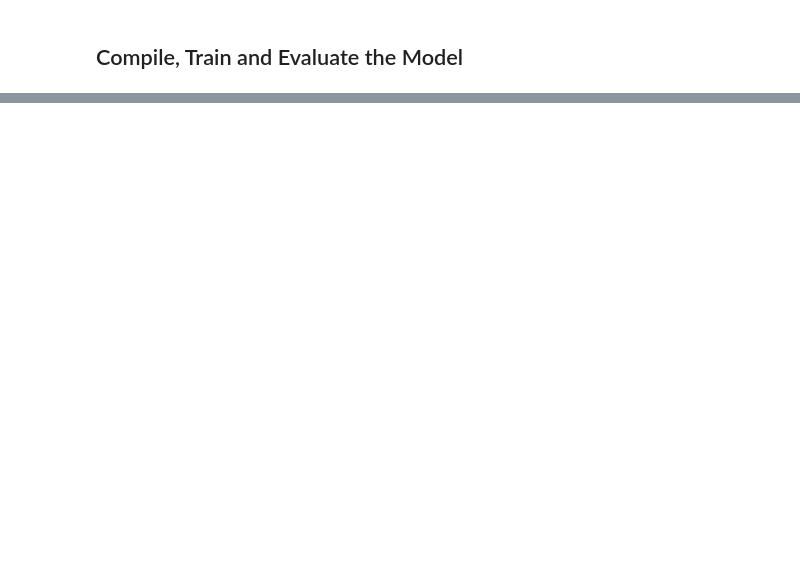
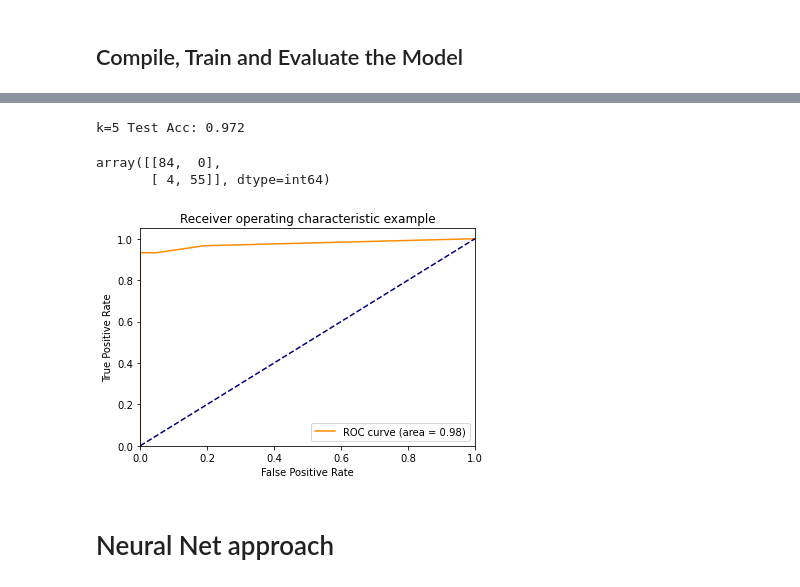
Before and after one commit to dramicos/Breast-Cancer-Detection, a Jupyter notebook: Data-Cleaning/breast_cancer_detection_data_cleaning.ipynb, the cells around one changed output, grey strips where cells are left out. Drawn from its saved outputs; the diff is of its cells as text; code cells hidden in the pictures; blank space fills up the shorter version.

Commit message:
added more tests

```diff
--- a/Data-Cleaning/breast_cancer_detection_data_cleaning.ipynb
+++ b/Data-Cleaning/breast_cancer_detection_data_cleaning.ipynb
@@ -168,0 +306,13 @@ cm_rfc
+# %%
+# Trial three: K Nearest Neighbors
+# Loop through different k values to find which has the highest accuracy
+train_scores = []
+test_scores = []
+for k in range(1, 20, 2):
+    knn = KNeighborsClassifier(n_neighbors=k)
+    knn.fit(X_train_scaled, y_train)
+    train_score = knn.score(X_train_scaled, y_train)
+    test_score = knn.score(X_test_scaled, y_test)
+    train_scores.append(train_score)
+    test_scores.append(test_score)
+    print(f"k: {k}, Train/Test Score: {train_score:.3f}/{test_score:.3f}")
@@ -168,0 +330,14 @@ cm_rfc
+# %%
+# Looks like k = 5 is best
+knn = KNeighborsClassifier(n_neighbors=5)
+knn.fit(X_train_scaled, y_train)
+print('k=5 Test Acc: %.3f' % knn.score(X_test_scaled, y_test))
+# %% [output]
+k=5 Test Acc: 0.972
+# %%
+y_pred_knn = knn.predict(X_test_scaled)
+cm_knn = confusion_matrix(y_test, y_pred_knn)
+cm_knn
+# %% [output]
+array([[84,  0],
+       [ 4, 55]], dtype=int64)
@@ -168,0 +347,18 @@ cm_rfc
+# %%
+y_pred_proba = knn.predict_proba(X_test_scaled)[:,1]
+fpr, tpr, thresholds = roc_curve(y_test, y_pred_proba)
+roc_auc = auc(fpr, tpr)
+# %%
+plt.figure()
+plt.plot(fpr, tpr, color='darkorange',
+         label=f'ROC curve (area = {roc_auc:0.2f})')
+plt.plot([0, 1], [0, 1], color='navy', linestyle='--')
+plt.xlim([0.0, 1.0])
+plt.ylim([0.0, 1.05])
+plt.xlabel('False Positive Rate')
+plt.ylabel('True Positive Rate')
+plt.title('Receiver operating characteristic example')
+plt.legend(loc="lower right")
+plt.show()
+# %% [output]
+[figure, added]
@@ -169,3 +367,5 @@ cm_rfc
+# %% [markdown]
+# Neural Net approach
 # %%
 # Define the model - deep neural net, i.e., the number of input features and hidden nodes for each layer.
 number_input_features = len(X_train.columns)
```
Also changed, not shown: parts of 25 cells of this notebook.
